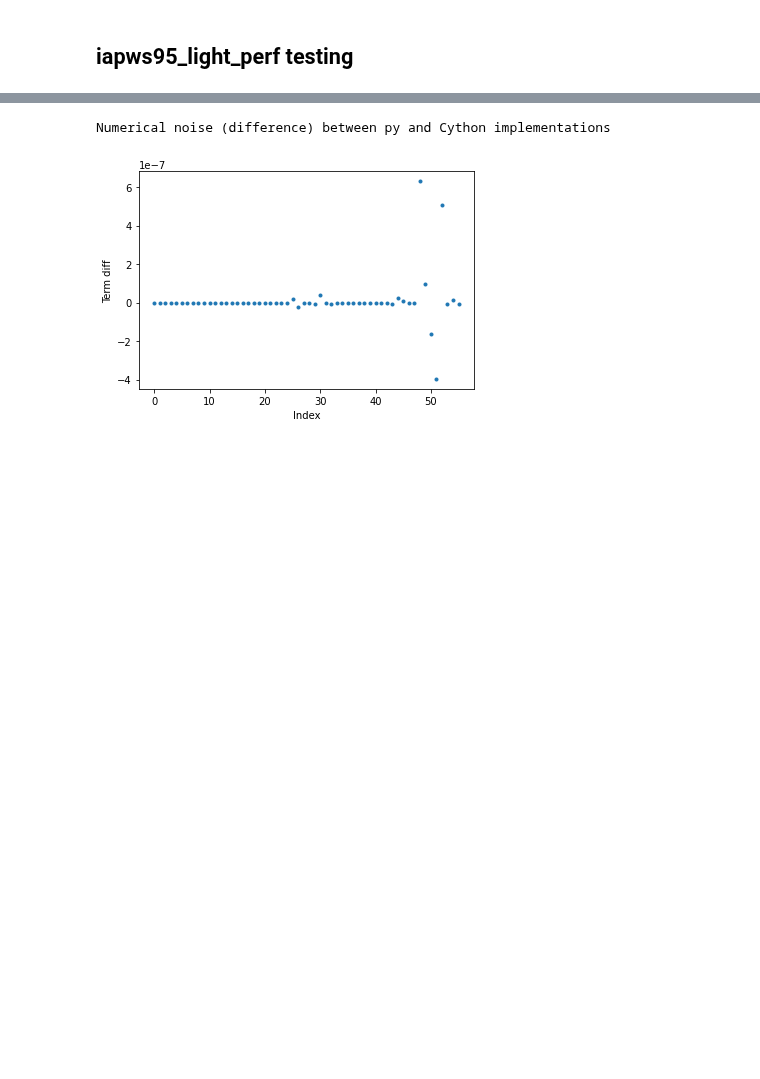
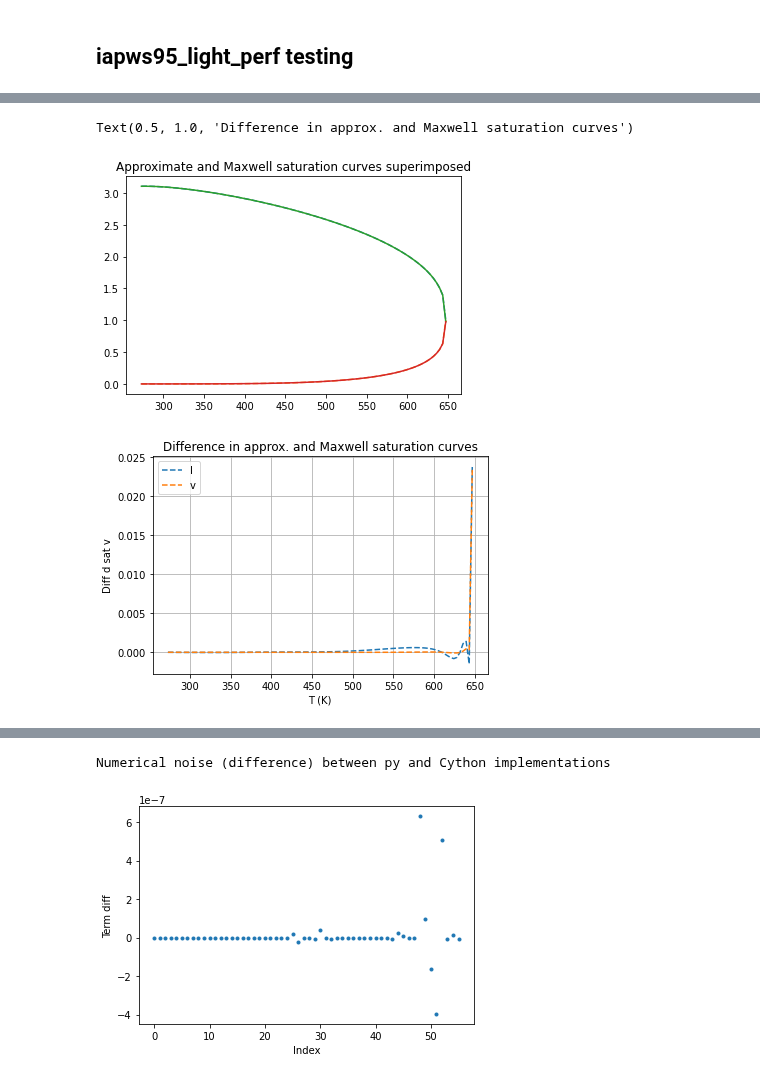
Before and after one commit to fredriclam/iapws95_light, a Jupyter notebook: water_tester.ipynb, the cells around one changed output, grey strips where cells are left out. Drawn from its saved outputs; the diff is of its cells as text; code cells hidden in the pictures; blank space fills up the shorter version.

```diff
--- a/water_tester.ipynb
+++ b/water_tester.ipynb
@@ -460,0 +482,33 @@ plt.legend(["Step size at n-1", "Residual at n"])
+# %%
+''' Compare analytic approx sat curve with Maxwell construction'''
+# Saturated liquid density correlation (Eq. 2.3)
+_powsb = np.array([1/3, 2/3, 5/3, 16/3, 43/3, 110/3])
+_coeffsb = [1.99206, 1.10123, -5.12506e-1, -1.75263, -45.4485, -6.75615e5]
+d_satl = lambda t: 1.0 + np.dot((1.0-1.0/t)**_powsb, _coeffsb)
+# Saturated vapour density correlation (Eq. 2.2)
+_powsc = np.array([1/3, 2/3, 4/3, 9/3, 37/6, 71/6])
+_coeffsc = [-2.02957, -2.68781, -5.38107, -17.3151, -44.6384, -64.3486]
+d_satv = lambda t: np.exp(np.dot((1.0-1.0/t)**_powsc, _coeffsc))
+
+d_satl_approx = [d_satl(iapws95_light.Tc/T) for T in T_range]
+d_satv_approx = [d_satv(iapws95_light.Tc/T) for T in T_range]
+
+plt.plot(T_range, d_satl_approx, '--')
+plt.plot(T_range, d_satv_approx, '--')
+plt.plot(T_range, np.array(rhol) / iapws95_light.rhoc, '-')
+plt.plot(T_range, np.array(rhov) / iapws95_light.rhoc, '-')
+plt.title("Approximate and Maxwell saturation curves superimposed")
+plt.figure()
+plt.plot(T_range, d_satl_approx - np.array(rhol) / iapws95_light.rhoc, '--')
+plt.ylabel("Diff d sat l")
+plt.xlabel("T (K)")
+plt.plot(T_range, d_satv_approx - np.array(rhov) / iapws95_light.rhoc, '--')
+plt.ylabel("Diff d sat v")
+plt.xlabel("T (K)")
+plt.legend(["l", "v"])
+plt.grid("both", "both")
+plt.title("Difference in approx. and Maxwell saturation curves")
+# %% [output]
+Text(0.5, 1.0, 'Difference in approx. and Maxwell saturation curves')
+[figure, added]
+[figure, added]
```
Also changed, not shown: parts of 24 cells of this notebook, 4 other files.
